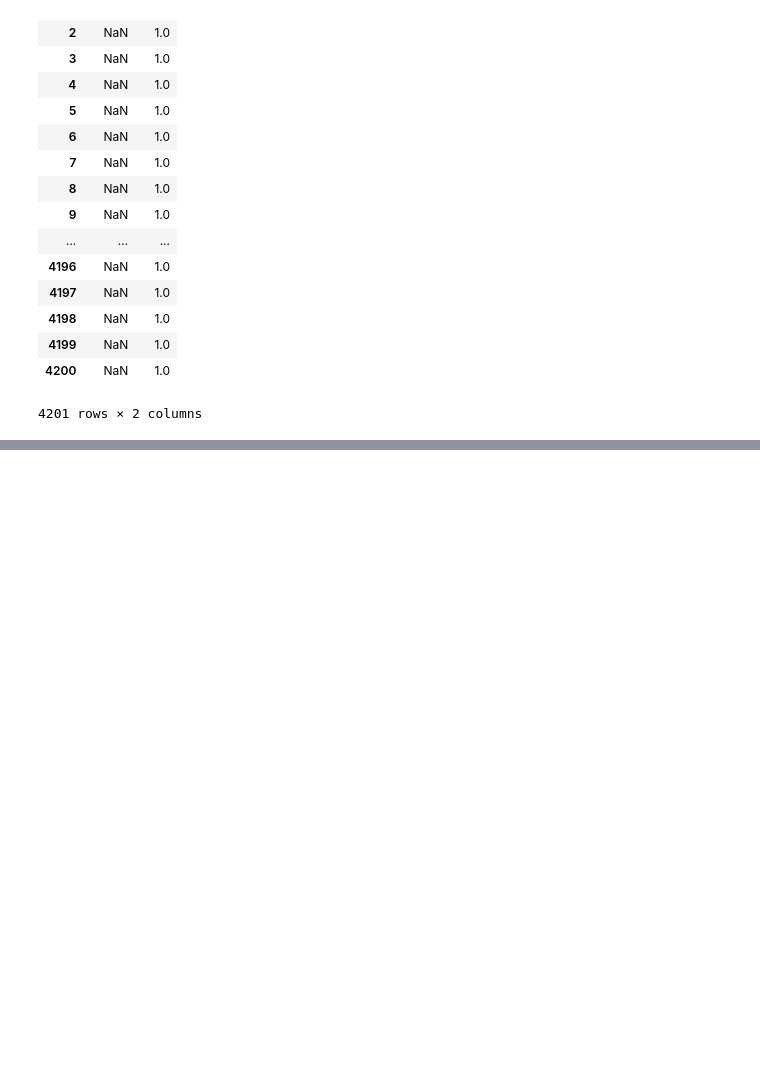
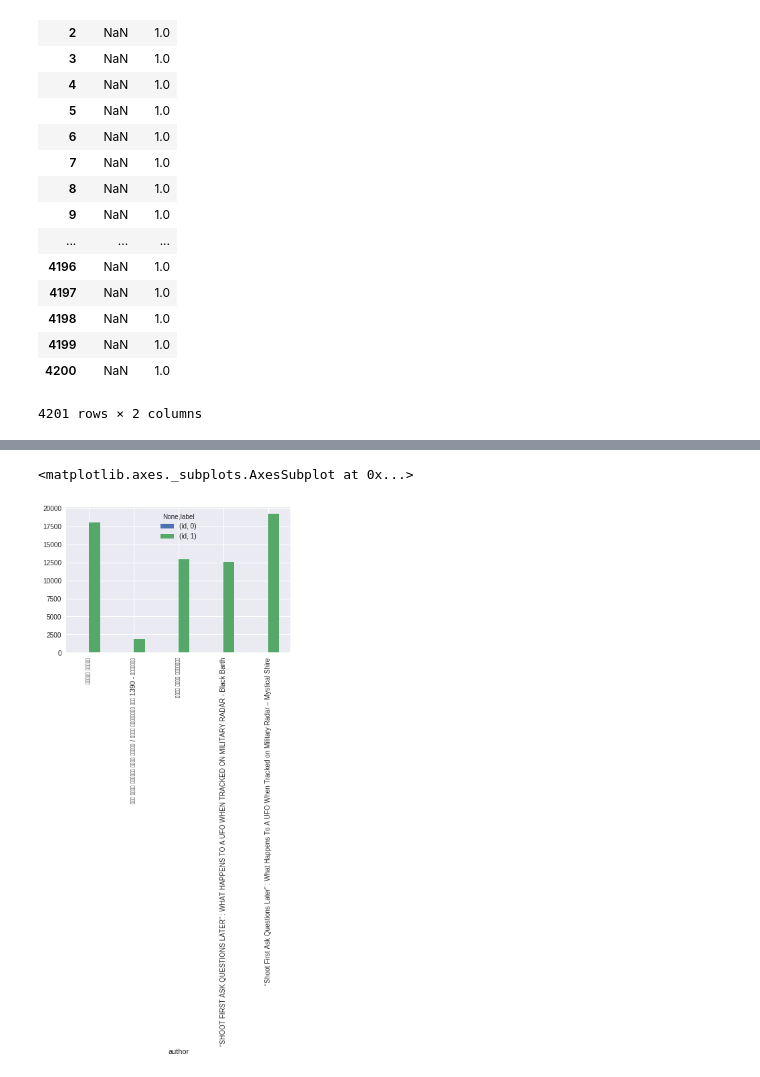
Before and after one commit to manan-arya/Fake_News_US, a Jupyter notebook: Classifier.ipynb, the cells around one changed output, grey strips where cells are left out. Saved outputs shown, nothing was run; the diff lists cells and outputs as text; code cells hidden in the pictures; blank space fills up the shorter version.

```diff
--- a/Classifier.ipynb
+++ b/Classifier.ipynb
@@ -143,0 +155,2 @@ for_graph_mean
+# %%
+plot_data=train.groupby(["author","label"]).sum()
@@ -143,0 +159,5 @@ for_graph_mean
+# %%
+plot_data.unstack().tail().plot(kind='bar')
+# %% [output]
+<matplotlib.axes._subplots.AxesSubplot at 0x...>
+[figure, added]
```
Also changed, not shown: parts of 4 cells of this notebook.
